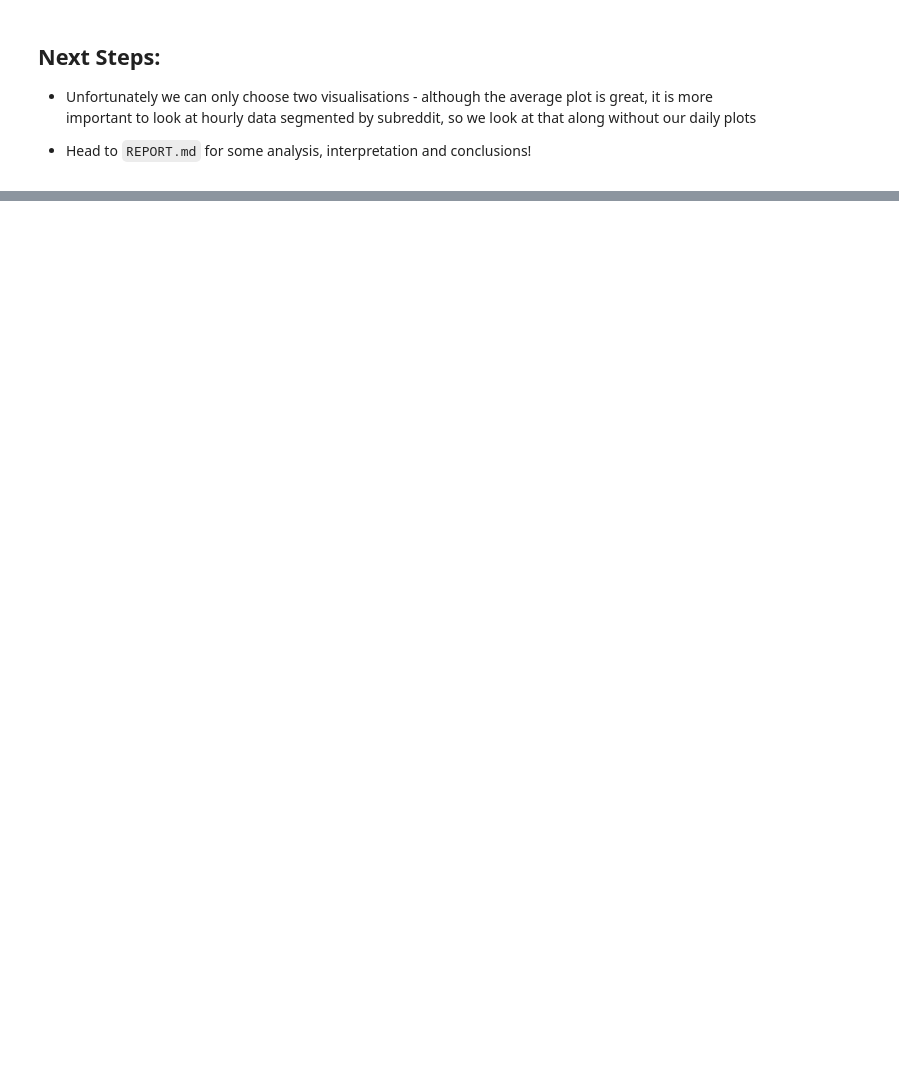
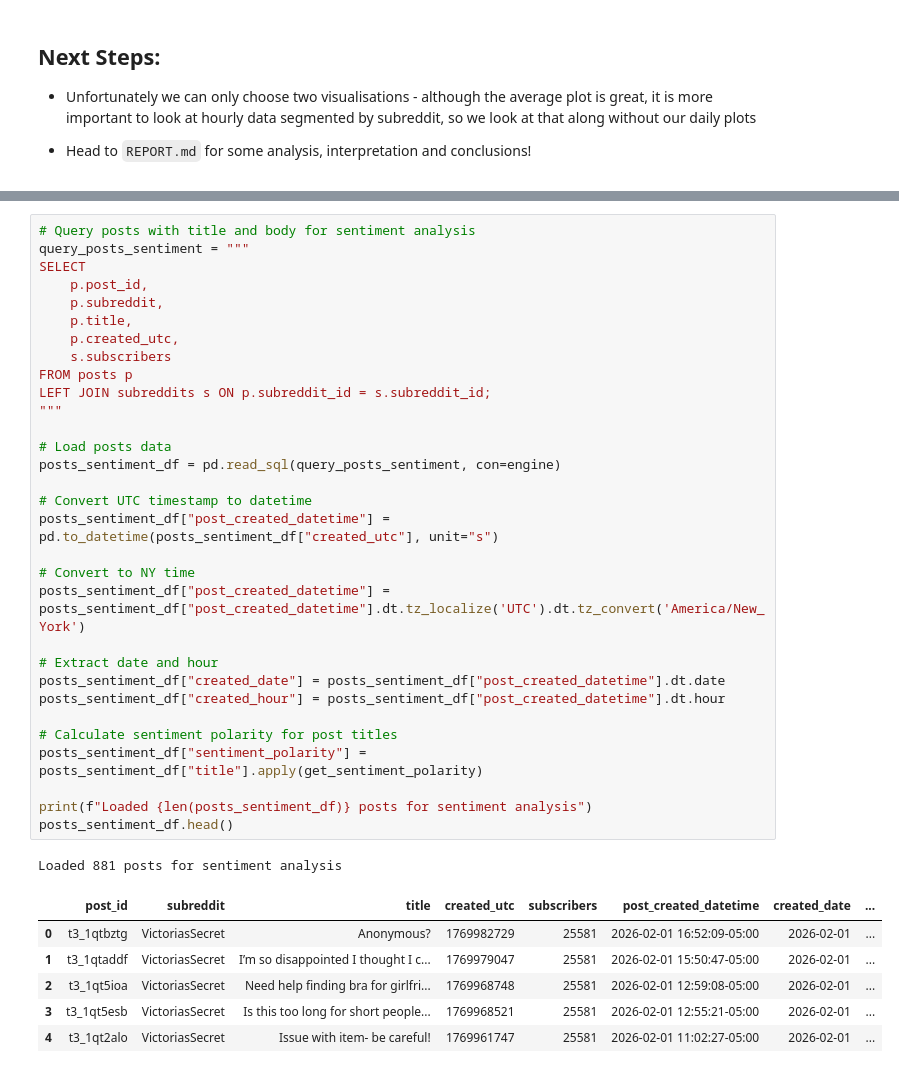
Before and after one commit to smyea/vsco, a Jupyter notebook: notebooks/NB02 - Exploratory Data Analysis.ipynb, the cells around one changed output, grey strips where cells are left out. Drawn from its saved outputs; the diff is of its cells as text; blank space fills up the shorter version.

```diff
--- a/notebooks/NB02 - Exploratory Data Analysis.ipynb
+++ b/notebooks/NB02 - Exploratory Data Analysis.ipynb
@@ -716,0 +628,39 @@ Below are some dates I've collected that are notable over the past few weeks. It
+# %%
+# Query posts with title and body for sentiment analysis
+query_posts_sentiment = """
+SELECT
+    p.post_id,
+    p.subreddit,
+    p.title,
+    p.created_utc,
+    s.subscribers
+FROM posts p
+LEFT JOIN subreddits s ON p.subreddit_id = s.subreddit_id;
+"""
+
+# Load posts data
+posts_sentiment_df = pd.read_sql(query_posts_sentiment, con=engine)
+
+# Convert UTC timestamp to datetime
+posts_sentiment_df["post_created_datetime"] = pd.to_datetime(posts_sentiment_df["created_utc"], unit="s")
+
+# Convert to NY time
+posts_sentiment_df["post_created_datetime"] = posts_sentiment_df["post_created_datetime"].dt.tz_localize('UTC').dt.tz_convert('America/New_York')
+
+# Extract date and hour
+posts_sentiment_df["created_date"] = posts_sentiment_df["post_created_datetime"].dt.date
+posts_sentiment_df["created_hour"] = posts_sentiment_df["post_created_datetime"].dt.hour
+
+# Calculate sentiment polarity for post titles
+posts_sentiment_df["sentiment_polarity"] = posts_sentiment_df["title"].apply(get_sentiment_polarity)
+
+print(f"Loaded {len(posts_sentiment_df)} posts for sentiment analysis")
+posts_sentiment_df.head()
+# %% [output]
+Loaded 881 posts for sentiment analysis
+|  | post_id | subreddit | title | created_utc | subscribers | post_created_datetime | created_date | ... |
+| 0 | t3_1qtbztg | VictoriasSecret | Anonymous? | 1769982729 | 25581 | 2026-02-01 16:52:09-05:00 | 2026-02-01 | ... |
+| 1 | t3_1qtaddf | VictoriasSecret | I’m so disappointed I thought I c... | 1769979047 | 25581 | 2026-02-01 15:50:47-05:00 | 2026-02-01 | ... |
+| 2 | t3_1qt5ioa | VictoriasSecret | Need help finding bra for girlfri... | 1769968748 | 25581 | 2026-02-01 12:59:08-05:00 | 2026-02-01 | ... |
+| 3 | t3_1qt5esb | VictoriasSecret | Is this too long for short people... | 1769968521 | 25581 | 2026-02-01 12:55:21-05:00 | 2026-02-01 | ... |
+| 4 | t3_1qt2alo | VictoriasSecret | Issue with item- be careful! | 1769961747 | 25581 | 2026-02-01 11:02:27-05:00 | 2026-02-01 | ... |
```
Also changed, not shown: parts of 51 cells of this notebook, 4 other files.
